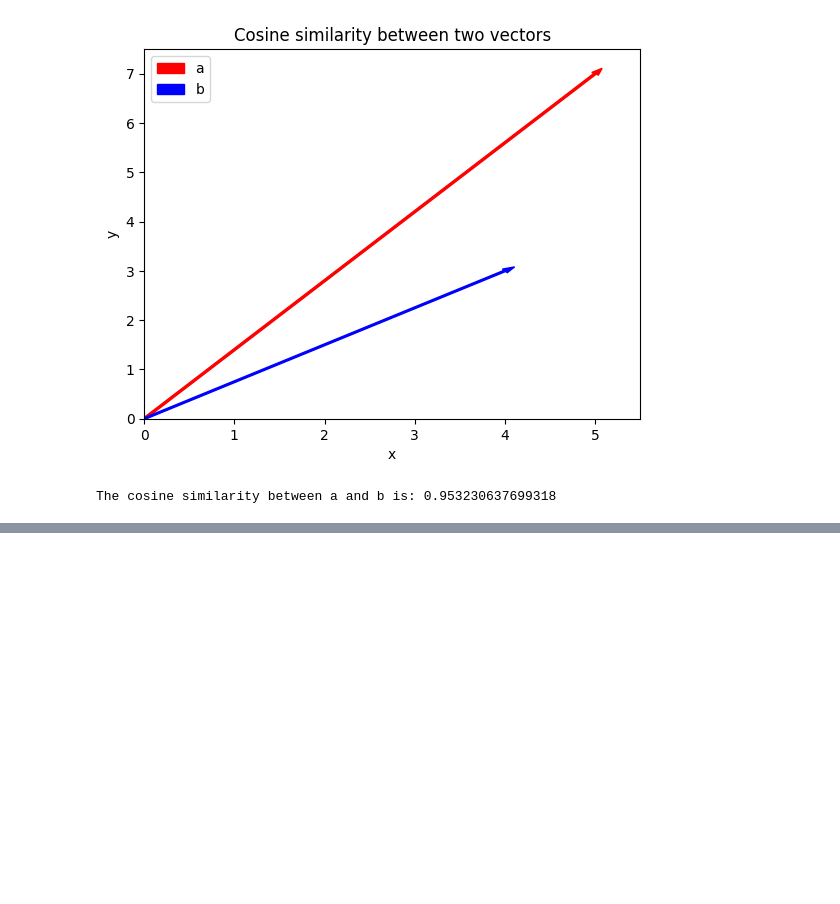
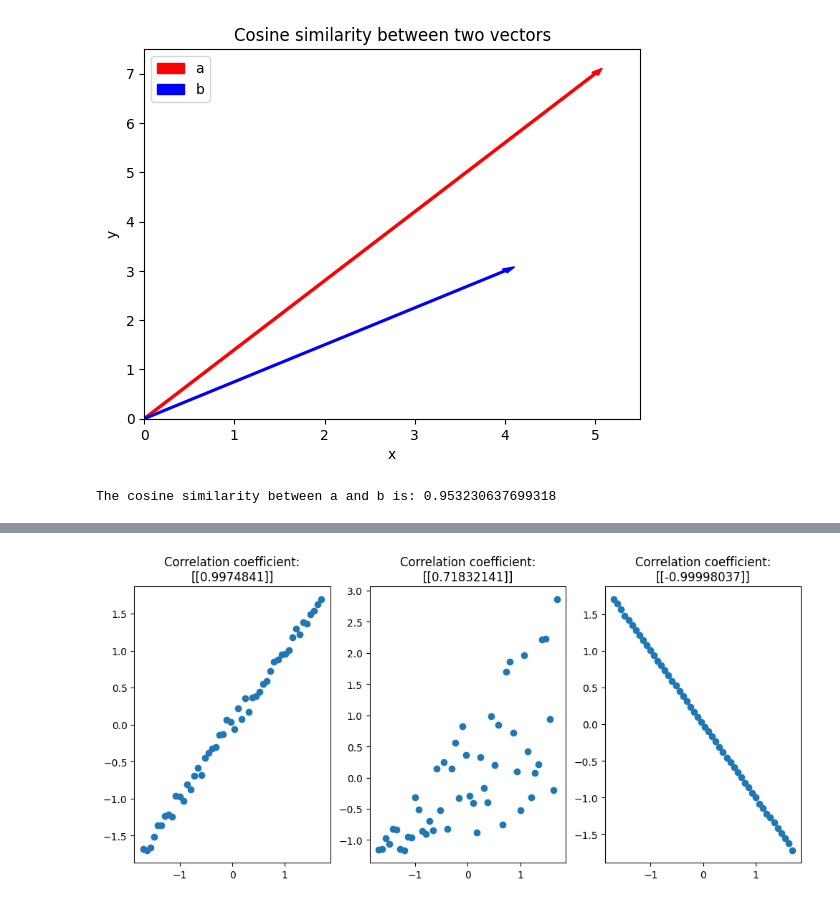
Before and after one commit to LeonardoSaccotelli/Numerical-Methods-For-Computer-Science, a Jupyter notebook: Py-Ex/num-methods-ex/4-Norms-Cosine-Similarity-Linear-Correlation-Text-Mining/Norms-Cosine-Similarity-Linear-Correlation.ipynb, the cells around one changed output, grey strips where cells are left out. Cells and saved outputs as stored; diff of their text form; code cells hidden in the pictures; blank space fills up the shorter version.

Commit message:
Update Norms-Cosine-Similarity-Linear-Correlation.ipynb
- Added section on linear correlation with examples.

```diff
--- a/Py-Ex/num-methods-ex/4-Norms-Cosine-Similarity-Linear-Correlation-Text-Mining/Norms-Cosine-Similarity-Linear-Correlation.ipynb
+++ b/Py-Ex/num-methods-ex/4-Norms-Cosine-Similarity-Linear-Correlation-Text-Mining/Norms-Cosine-Similarity-Linear-Correlation.ipynb
@@ -150,0 +212,3 @@ The cosine similarity between a and b is: 0.953230637699318
+# %%
+# Define the number of points
+m = 50
@@ -150,0 +249,10 @@ The cosine similarity between a and b is: 0.953230637699318
+# %%
+# Normalize the vectors dividing by the 2-norm of the vectors
+x = x/np.linalg.norm(x,2)
+y1 = y1/np.linalg.norm(y1,2)
+y2 = y2/np.linalg.norm(y2,2)
+y3 = y3/np.linalg.norm(y3,2)
+
+print("The normalize dataset x, with y1, y2 and y3:\n"+
+      "-------------------------------------------------"+
+      "\n{}".format(np.hstack((x,y1,y2,y3))))
@@ -150,0 +277,22 @@ The cosine similarity between a and b is: 0.953230637699318
+# %%
+# Compute the z-score of the data
+zx = z_score(x)
+zy1 = z_score(y1)
+zy2 = z_score(y2)
+zy3 = z_score(y3)
+# %%
+# Compute the cosine of the angle, which is the correlation coefficient
+corr_xy1 = corr_xy(zx, zy1)
+corr_xy2 = corr_xy(zx, zy2)
+corr_xy3 = corr_xy(zx, zy3)
+# %%
+plt.figure(figsize=(12,5))
+plt.subplot(1, 3, 1)
+plot_correlation(zx, zy1, "Correlation coefficient:\n" + str(corr_xy1))
+plt.subplot(1, 3, 2)
+plot_correlation(zx, zy2, "Correlation coefficient:\n" + str(corr_xy2))
+plt.subplot(1, 3, 3)
+plot_correlation(zx, zy3, "Correlation coefficient:\n" + str(corr_xy3))
+plt.show()
+# %% [output]
+[figure, added]
```
Also changed, not shown: parts of 11 cells of this notebook.
